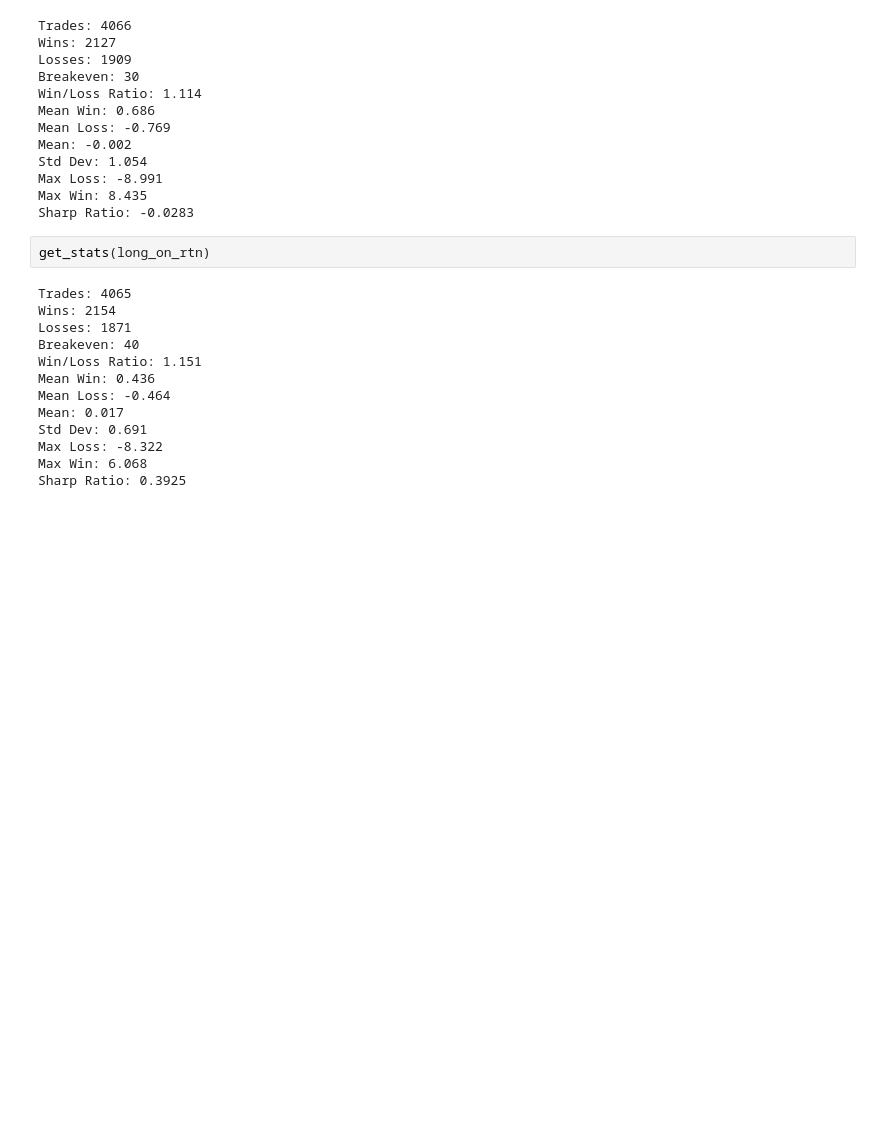
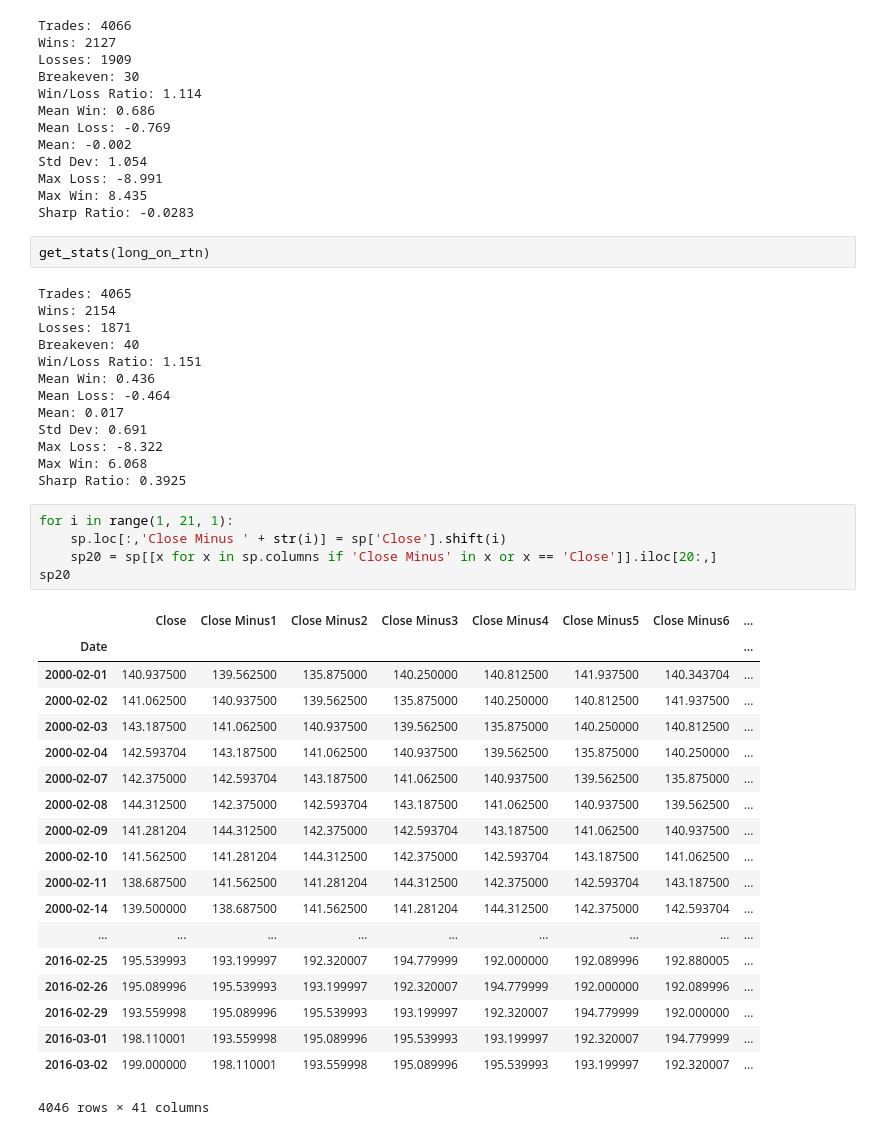
Before and after one commit to bianca4/stockmarketforcasting, a Jupyter notebook: Untitled.ipynb, the cells around one changed output. Cells and saved outputs as stored; diff of their text form; blank space fills up the shorter version.

```diff
--- a/Untitled.ipynb
+++ b/Untitled.ipynb
@@ -327,3 +327,28 @@ Std Dev: 0.691
 Max Loss: -8.322
 Max Win: 6.068
 Sharp Ratio: 0.3925
+# %%
+for i in range(1, 21, 1):
+    sp.loc[:,'Close Minus ' + str(i)] = sp['Close'].shift(i)
+    sp20 = sp[[x for x in sp.columns if 'Close Minus' in x or x == 'Close']].iloc[20:,]
+sp20
+# %% [output]
+|  | Close | Close Minus1 | Close Minus2 | Close Minus3 | Close Minus4 | Close Minus5 | Close Minus6 | ... |
+| Date |  |  |  |  |  |  |  | ... |
+| 2000-02-01 | 140.937500 | 139.562500 | 135.875000 | 140.250000 | 140.812500 | 141.937500 | 140.343704 | ... |
+| 2000-02-02 | 141.062500 | 140.937500 | 139.562500 | 135.875000 | 140.250000 | 140.812500 | 141.937500 | ... |
+| 2000-02-03 | 143.187500 | 141.062500 | 140.937500 | 139.562500 | 135.875000 | 140.250000 | 140.812500 | ... |
+| 2000-02-04 | 142.593704 | 143.187500 | 141.062500 | 140.937500 | 139.562500 | 135.875000 | 140.250000 | ... |
+| 2000-02-07 | 142.375000 | 142.593704 | 143.187500 | 141.062500 | 140.937500 | 139.562500 | 135.875000 | ... |
+| 2000-02-08 | 144.312500 | 142.375000 | 142.593704 | 143.187500 | 141.062500 | 140.937500 | 139.562500 | ... |
+| 2000-02-09 | 141.281204 | 144.312500 | 142.375000 | 142.593704 | 143.187500 | 141.062500 | 140.937500 | ... |
+| 2000-02-10 | 141.562500 | 141.281204 | 144.312500 | 142.375000 | 142.593704 | 143.187500 | 141.062500 | ... |
+| 2000-02-11 | 138.687500 | 141.562500 | 141.281204 | 144.312500 | 142.375000 | 142.593704 | 143.187500 | ... |
+| 2000-02-14 | 139.500000 | 138.687500 | 141.562500 | 141.281204 | 144.312500 | 142.375000 | 142.593704 | ... |
+| ... | ... | ... | ... | ... | ... | ... | ... | ... |
+| 2016-02-25 | 195.539993 | 193.199997 | 192.320007 | 194.779999 | 192.000000 | 192.089996 | 192.880005 | ... |
+| 2016-02-26 | 195.089996 | 195.539993 | 193.199997 | 192.320007 | 194.779999 | 192.000000 | 192.089996 | ... |
+| 2016-02-29 | 193.559998 | 195.089996 | 195.539993 | 193.199997 | 192.320007 | 194.779999 | 192.000000 | ... |
+| 2016-03-01 | 198.110001 | 193.559998 | 195.089996 | 195.539993 | 193.199997 | 192.320007 | 194.779999 | ... |
+| 2016-03-02 | 199.000000 | 198.110001 | 193.559998 | 195.089996 | 195.539993 | 193.199997 | 192.320007 | ... |
+4046 rows × 41 columns
```
Also changed, not shown: parts of 20 cells of this notebook.
